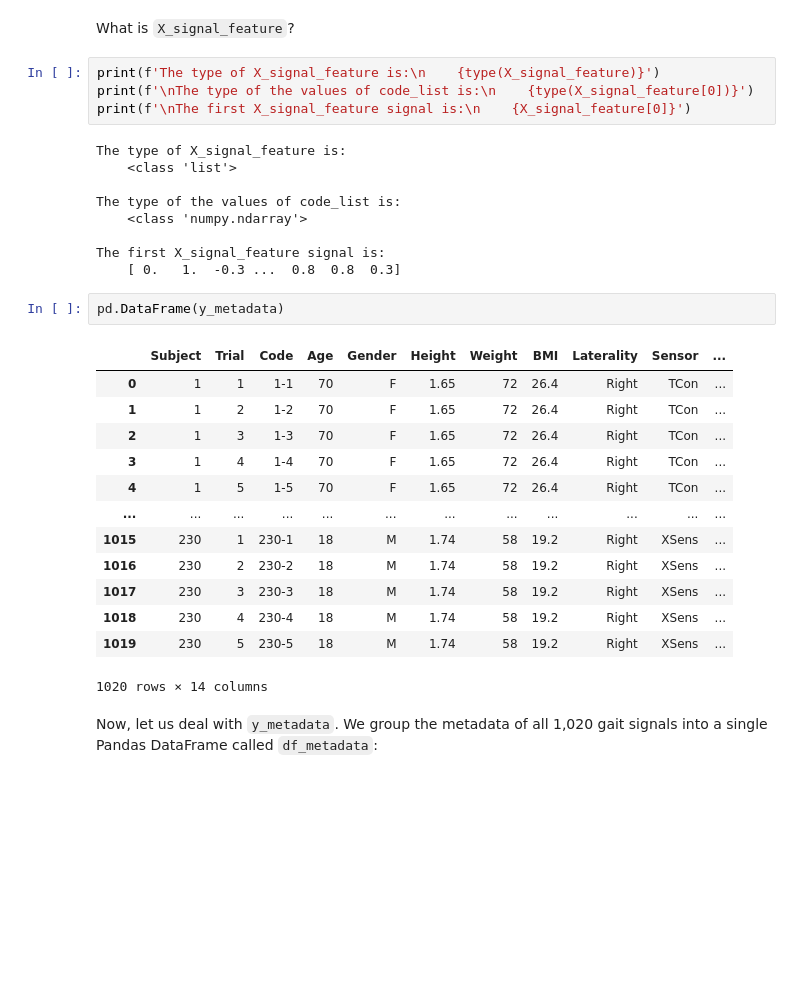
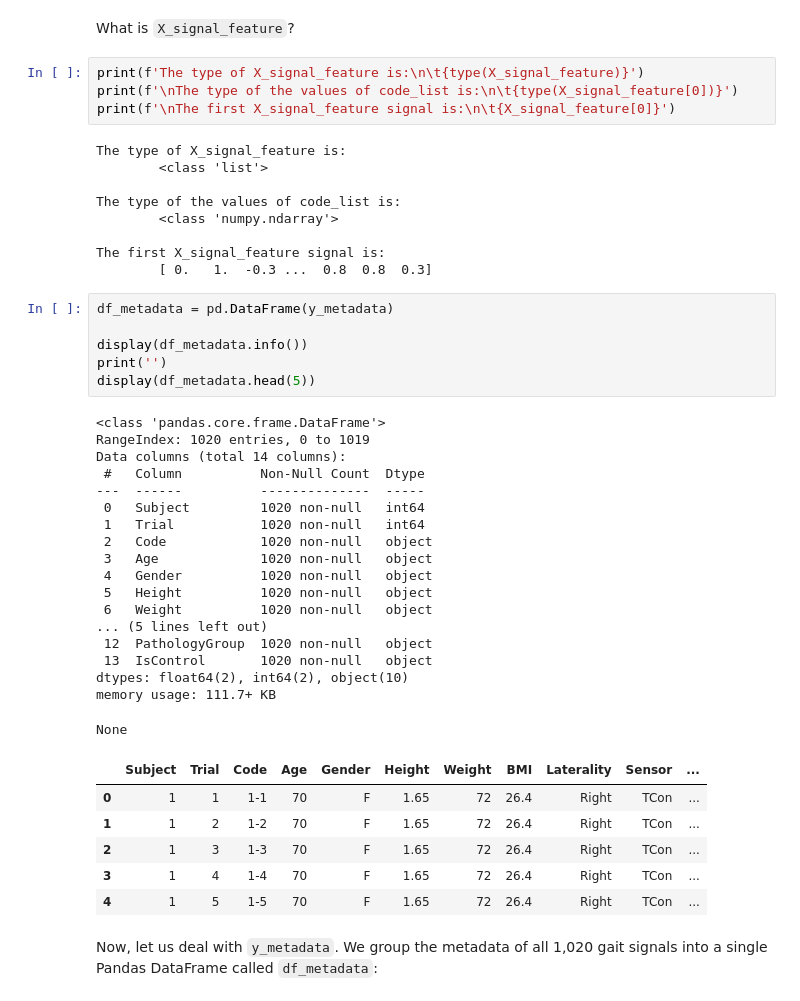
Before and after one commit to deepcharles/loadmydata, a Jupyter notebook: notebooks/human_locomotion.ipynb, the cells around one changed output. Drawn from its saved outputs; the diff is of its cells as text; blank space fills up the shorter version.

```diff
--- a/notebooks/human_locomotion.ipynb
+++ b/notebooks/human_locomotion.ipynb
@@ -265,8 +268,8 @@ for i in range(len(code_list)):
 # %% [markdown]
 What is `X_signal_feature`?
 # %%
-print(f'The type of X_signal_feature is:\n    {type(X_signal_feature)}')
-print(f'\nThe type of the values of code_list is:\n    {type(X_signal_feature[0])}')
-print(f'\nThe first X_signal_feature signal is:\n    {X_signal_feature[0]}')
+print(f'The type of X_signal_feature is:\n\t{type(X_signal_feature)}')
+print(f'\nThe type of the values of code_list is:\n\t{type(X_signal_feature[0])}')
+print(f'\nThe first X_signal_feature signal is:\n\t{X_signal_feature[0]}')
 # %% [output]
 The type of X_signal_feature is:
@@ -280,18 +283,33 @@ The first X_signal_feature signal is:
 # %%
-pd.DataFrame(y_metadata)
+df_metadata = pd.DataFrame(y_metadata)
+
+display(df_metadata.info())
+print('')
+display(df_metadata.head(5))
 # %% [output]
+<class 'pandas.core.frame.DataFrame'>
+RangeIndex: 1020 entries, 0 to 1019
+Data columns (total 14 columns):
+ #   Column          Non-Null Count  Dtype
+---  ------          --------------  -----
+ 0   Subject         1020 non-null   int64
+ 1   Trial           1020 non-null   int64
+ 2   Code            1020 non-null   object
+ 3   Age             1020 non-null   object
+ 4   Gender          1020 non-null   object
+ 5   Height          1020 non-null   object
+ 6   Weight          1020 non-null   object
+... (5 lines left out)
+ 12  PathologyGroup  1020 non-null   object
+ 13  IsControl       1020 non-null   object
+dtypes: float64(2), int64(2), object(10)
+memory usage: 111.7+ KB
+None
 |  | Subject | Trial | Code | Age | Gender | Height | Weight | BMI | Laterality | Sensor | ... |
 | 0 | 1 | 1 | 1-1 | 70 | F | 1.65 | 72 | 26.4 | Right | TCon | ... |
 | 1 | 1 | 2 | 1-2 | 70 | F | 1.65 | 72 | 26.4 | Right | TCon | ... |
 | 2 | 1 | 3 | 1-3 | 70 | F | 1.65 | 72 | 26.4 | Right | TCon | ... |
 | 3 | 1 | 4 | 1-4 | 70 | F | 1.65 | 72 | 26.4 | Right | TCon | ... |
 | 4 | 1 | 5 | 1-5 | 70 | F | 1.65 | 72 | 26.4 | Right | TCon | ... |
-| ... | ... | ... | ... | ... | ... | ... | ... | ... | ... | ... | ... |
-| 1015 | 230 | 1 | 230-1 | 18 | M | 1.74 | 58 | 19.2 | Right | XSens | ... |
-| 1016 | 230 | 2 | 230-2 | 18 | M | 1.74 | 58 | 19.2 | Right | XSens | ... |
-| 1017 | 230 | 3 | 230-3 | 18 | M | 1.74 | 58 | 19.2 | Right | XSens | ... |
-| 1018 | 230 | 4 | 230-4 | 18 | M | 1.74 | 58 | 19.2 | Right | XSens | ... |
-| 1019 | 230 | 5 | 230-5 | 18 | M | 1.74 | 58 | 19.2 | Right | XSens | ... |
-1020 rows × 14 columns
 # %% [markdown]
 Now, let us deal with `y_metadata`. We group the metadata of all 1,020 gait signals into a single Pandas DataFrame called `df_metadata`:
```
Also changed, not shown: parts of 24 cells of this notebook, 1 other file.
